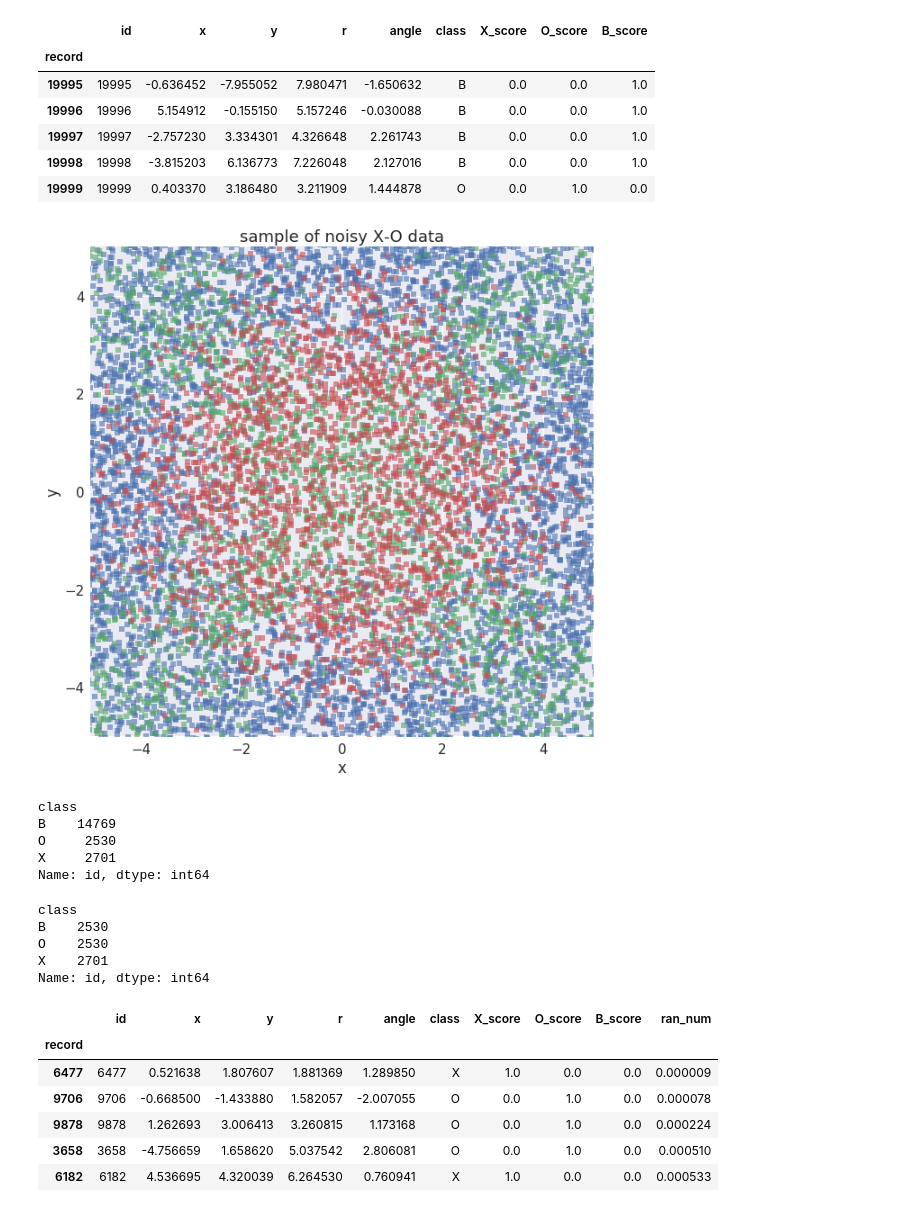
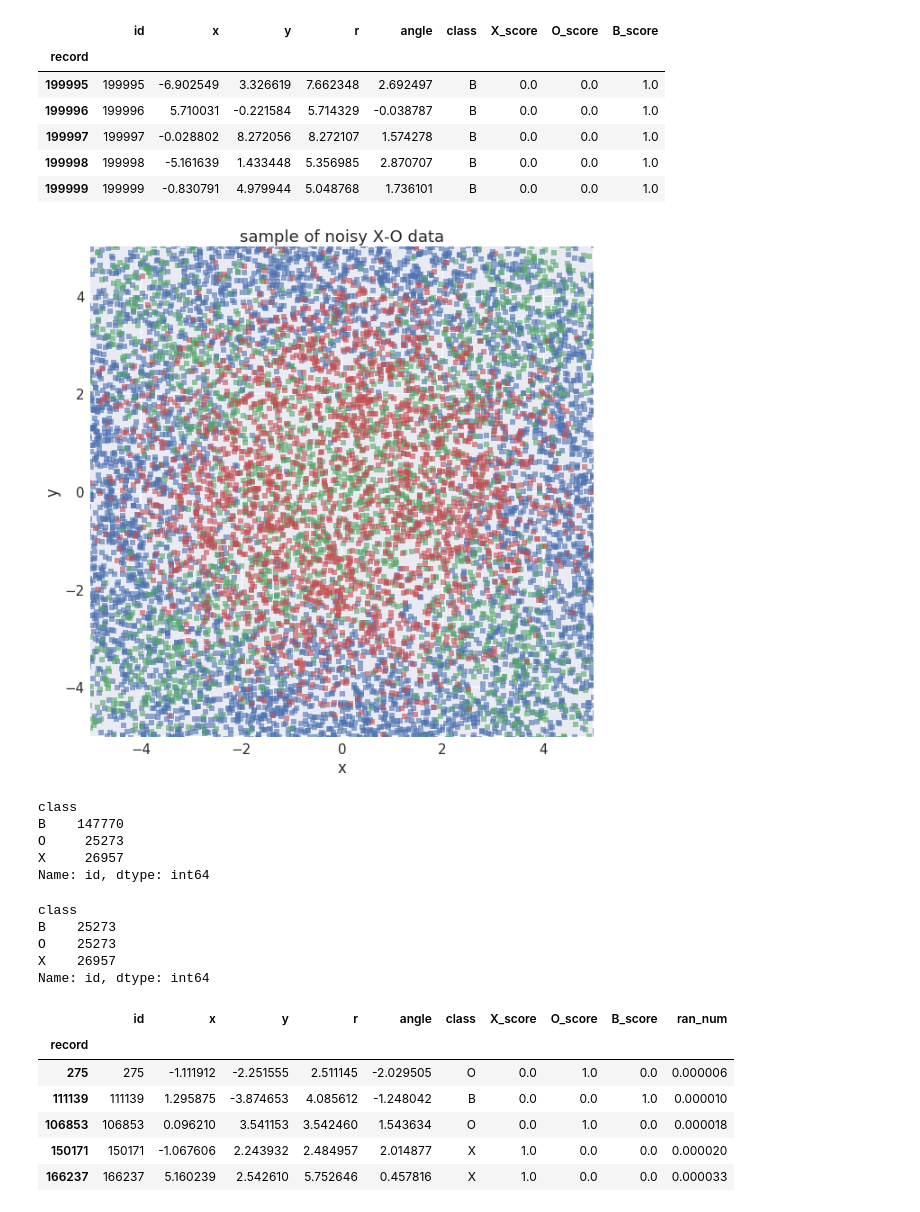
Before and after one commit to joehahn/exes-n-ohs, a Jupyter notebook: mlp_model.ipynb, the cells around one changed output. Cells and saved outputs as stored; diff of their text form; code cells hidden in the pictures.

```diff
--- a/mlp_model.ipynb
+++ b/mlp_model.ipynb
@@ -20,7 +20,7 @@ import time as tm
 time_start = tm.time()
 # %%
 #generate training and validation data
-N_dots = 20000
+N_dots = 200000
 import numpy as np
 rn_state = np.random.RandomState(seed=rn_seed)
 from helper_fns import *
@@ -30,11 +30,11 @@ train.tail()
 # %% [output]
 |  | id | x | y | r | angle | class | X_score | O_score | B_score |
 | record |  |  |  |  |  |  |  |  |  |
-| 19995 | 19995 | -0.636452 | -7.955052 | 7.980471 | -1.650632 | B | 0.0 | 0.0 | 1.0 |
-| 19996 | 19996 | 5.154912 | -0.155150 | 5.157246 | -0.030088 | B | 0.0 | 0.0 | 1.0 |
-| 19997 | 19997 | -2.757230 | 3.334301 | 4.326648 | 2.261743 | B | 0.0 | 0.0 | 1.0 |
-| 19998 | 19998 | -3.815203 | 6.136773 | 7.226048 | 2.127016 | B | 0.0 | 0.0 | 1.0 |
-| 19999 | 19999 | 0.403370 | 3.186480 | 3.211909 | 1.444878 | O | 0.0 | 1.0 | 0.0 |
+| 199995 | 199995 | -6.902549 | 3.326619 | 7.662348 | 2.692497 | B | 0.0 | 0.0 | 1.0 |
+| 199996 | 199996 | 5.710031 | -0.221584 | 5.714329 | -0.038787 | B | 0.0 | 0.0 | 1.0 |
+| 199997 | 199997 | -0.028802 | 8.272056 | 8.272107 | 1.574278 | B | 0.0 | 0.0 | 1.0 |
+| 199998 | 199998 | -5.161639 | 1.433448 | 5.356985 | 2.870707 | B | 0.0 | 0.0 | 1.0 |
+| 199999 | 199999 | -0.830791 | 4.979944 | 5.048768 | 1.736101 | B | 0.0 | 0.0 | 1.0 |
 # %%
 #prep plots
 %matplotlib inline
@@ -44,41 +44,42 @@ import seaborn as sns
 sns.set(font_scale=1.5, font='DejaVu Sans')
 # %%
 #scatterplot of noisy X-O data
-df = train
+N_plot = 20000
+df = train.sample(n=N_plot)
 xy_rng = (-5, 5)
 sz = 30
 f, ax = plt.subplots(figsize=(10,10))
 lbl = 'B'
 idx = (df['class'] == lbl)
 xp = df[idx].x
 yp = df[idx].y
 p = sns.regplot(xp, yp, ax=ax, fit_reg=False, scatter_kws={'alpha':0.6, 's': sz}, marker='s', label=lbl)
 lbl = 'X'
 idx = (df['class'] == lbl)
 xp = df[idx].x
 yp = df[idx].y
 p = sns.regplot(xp, yp, ax=ax, fit_reg=False, scatter_kws={'alpha':0.6, 's': sz}, marker='s', label=lbl)
 lbl = 'O'
 idx = (df['class'] == lbl)
 xp = df[idx].x
 yp = df[idx].y
 p = sns.regplot(xp, yp, ax=ax, fit_reg=False, scatter_kws={'alpha':0.6, 's': sz}, marker='s', label=lbl)
 p = ax.set_title('sample of noisy X-O data')
 p = ax.set_xlabel('x')
 p = ax.set_ylabel('y')
 p = ax.set_xlim(xy_rng)
 p = ax.set_ylim(xy_rng)
 #plt.savefig('figs/training_data.png')
 # %% [output]
-[figure, old version]
+[figure, new version]
 # %%
 #note class imbalance in training data
 train.groupby('class')['id'].count()
 # %% [output]
 class
-B    14769
-O     2530
-X     2701
+B    147770
+O     25273
+X     26957
 Name: id, dtype: int64
 # %%
 #rebalance training data & randomize records
@@ -93,17 +94,17 @@ print train_balanced.groupby('class')['id'].count()
 train_balanced.head()
 # %% [output]
 class
-B    2530
-O    2530
-X    2701
+B    25273
+O    25273
+X    26957
 Name: id, dtype: int64
 |  | id | x | y | r | angle | class | X_score | O_score | B_score | ran_num |
 | record |  |  |  |  |  |  |  |  |  |  |
-| 6477 | 6477 | 0.521638 | 1.807607 | 1.881369 | 1.289850 | X | 1.0 | 0.0 | 0.0 | 0.000009 |
-| 9706 | 9706 | -0.668500 | -1.433880 | 1.582057 | -2.007055 | O | 0.0 | 1.0 | 0.0 | 0.000078 |
-| 9878 | 9878 | 1.262693 | 3.006413 | 3.260815 | 1.173168 | O | 0.0 | 1.0 | 0.0 | 0.000224 |
-| 3658 | 3658 | -4.756659 | 1.658620 | 5.037542 | 2.806081 | O | 0.0 | 1.0 | 0.0 | 0.000510 |
-| 6182 | 6182 | 4.536695 | 4.320039 | 6.264530 | 0.760941 | X | 1.0 | 0.0 | 0.0 | 0.000533 |
+| 275 | 275 | -1.111912 | -2.251555 | 2.511145 | -2.029505 | O | 0.0 | 1.0 | 0.0 | 0.000006 |
+| 111139 | 111139 | 1.295875 | -3.874653 | 4.085612 | -1.248042 | B | 0.0 | 0.0 | 1.0 | 0.000010 |
+| 106853 | 106853 | 0.096210 | 3.541153 | 3.542460 | 1.543634 | O | 0.0 | 1.0 | 0.0 | 0.000018 |
+| 150171 | 150171 | -1.067606 | 2.243932 | 2.484957 | 2.014877 | X | 1.0 | 0.0 | 0.0 | 0.000020 |
+| 166237 | 166237 | 5.160239 | 2.542610 | 5.752646 | 0.457816 | X | 1.0 | 0.0 | 0.0 | 0.000033 |
 # %%
 #rebalance validation data
 df = validate
```
Also changed, not shown: parts of 8 cells of this notebook, 2 other files.
